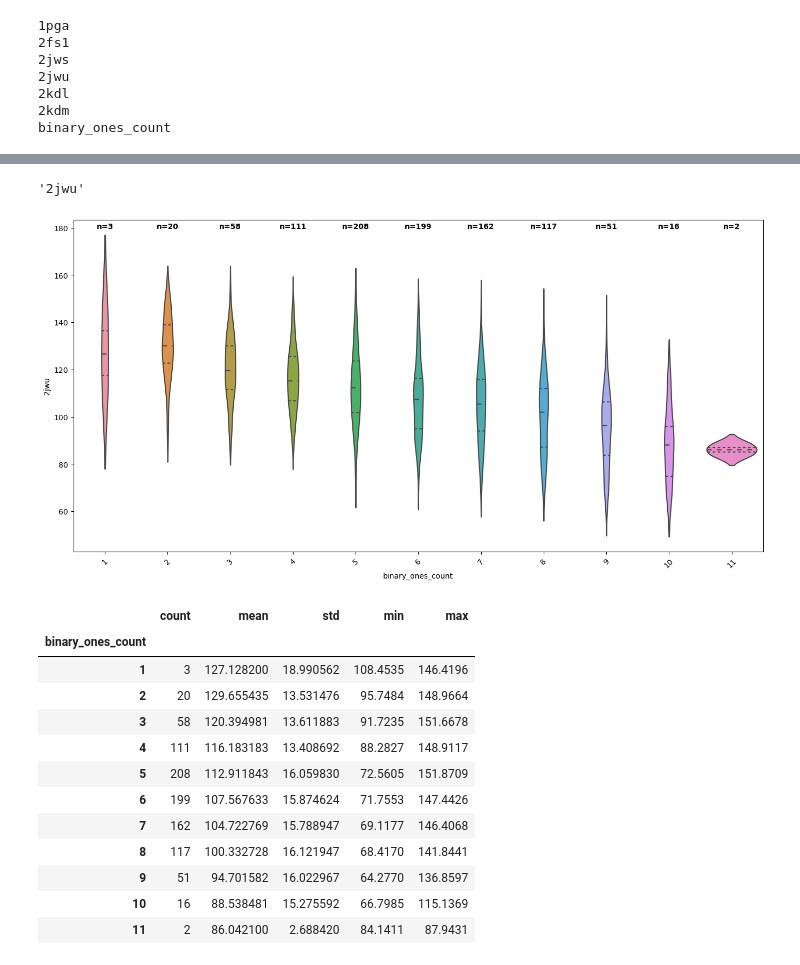
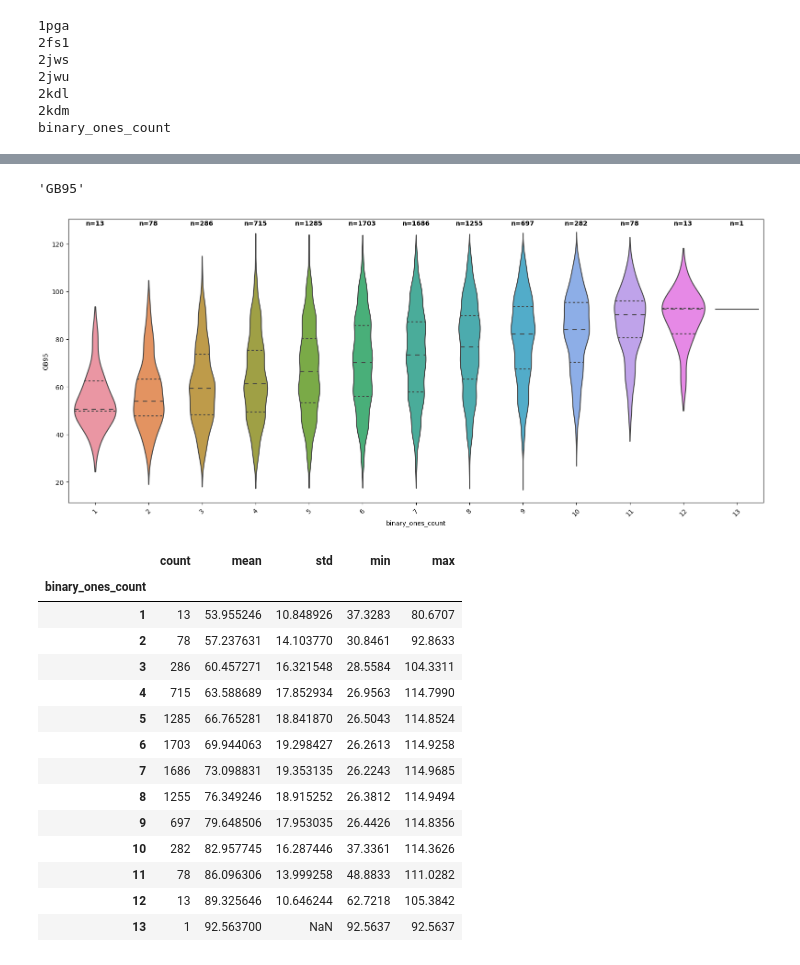
Before and after one commit to GeroyUsilov/bb-scripts, a Jupyter notebook: processing_combinatoric.ipynb, the cells around one changed output, grey strips where cells are left out. Saved outputs shown, nothing was run; the diff lists cells and outputs as text; code cells hidden in the pictures.

```diff
--- a/processing_combinatoric.ipynb
+++ b/processing_combinatoric.ipynb
@@ -81,0 +89,11 @@ avg_df.head()
+# %%
+# Read and process score file
+n = 7000
+pdb_id = '2kdm'
+file = '/Users/christopher/Desktop/bb-scripts/combinatoric_results/scores/7000_2kdm_score.sc'
+df = pd.read_csv(file, delim_whitespace=True, skiprows=1)
+total_scores = df['total_score']
+
+# Update dataframes
+avg_df.loc[n, pdb_id] = total_scores.mean()
+std_df.loc[n, pdb_id] = total_scores.std()
@@ -103,0 +140,3 @@ avg_df.head()
+# %%
+avg_df['binary'] = avg_df.index.map(lambda x: format(x, '013b'))
+avg_df.head()
@@ -112,6 +184,8 @@ for column in avg_df.columns:
 2kdl
 2kdm
 binary_ones_count
+# %%
+struct_dict = {'2kdl':'GA95','2kdm':'GB95','2jws':'GA88','2jwu':'GB88', '1pga':'GBWT','2fs1':'GAWT'}
 # %%
 # Second cell
 plt.figure(figsize=(12, 6))
@@ -125,21 +201,24 @@ plt.show()
-# %%
-avg_df.columns[3]
-# %% [output]
-'2jwu'
+# %%
+i = 5
+struct_dict[avg_df.columns[i]]
+# %% [output]
+'GB95'
 # %%
-create_violin_plots(avg_df, "binary_ones_count", avg_df.columns[3])
+create_violin_plots(avg_df, "binary_ones_count", avg_df.columns[i],struct_dict)
 # %% [output]
-[figure, old version]
+[figure, new version]
 |  | count | mean | std | min | max |
 | binary_ones_count |  |  |  |  |  |
-| 1 | 3 | 127.128200 | 18.990562 | 108.4535 | 146.4196 |
-| 2 | 20 | 129.655435 | 13.531476 | 95.7484 | 148.9664 |
-| 3 | 58 | 120.394981 | 13.611883 | 91.7235 | 151.6678 |
-| 4 | 111 | 116.183183 | 13.408692 | 88.2827 | 148.9117 |
-| 5 | 208 | 112.911843 | 16.059830 | 72.5605 | 151.8709 |
-| 6 | 199 | 107.567633 | 15.874624 | 71.7553 | 147.4426 |
-| 7 | 162 | 104.722769 | 15.788947 | 69.1177 | 146.4068 |
-| 8 | 117 | 100.332728 | 16.121947 | 68.4170 | 141.8441 |
-| 9 | 51 | 94.701582 | 16.022967 | 64.2770 | 136.8597 |
-| 10 | 16 | 88.538481 | 15.275592 | 66.7985 | 115.1369 |
-| 11 | 2 | 86.042100 | 2.688420 | 84.1411 | 87.9431 |
+| 1 | 13 | 53.955246 | 10.848926 | 37.3283 | 80.6707 |
+| 2 | 78 | 57.237631 | 14.103770 | 30.8461 | 92.8633 |
+| 3 | 286 | 60.457271 | 16.321548 | 28.5584 | 104.3311 |
+| 4 | 715 | 63.588689 | 17.852934 | 26.9563 | 114.7990 |
+| 5 | 1285 | 66.765281 | 18.841870 | 26.5043 | 114.8524 |
+| 6 | 1703 | 69.944063 | 19.298427 | 26.2613 | 114.9258 |
+| 7 | 1686 | 73.098831 | 19.353135 | 26.2243 | 114.9685 |
+| 8 | 1255 | 76.349246 | 18.915252 | 26.3812 | 114.9494 |
+| 9 | 697 | 79.648506 | 17.953035 | 26.4426 | 114.8356 |
+| 10 | 282 | 82.957745 | 16.287446 | 37.3361 | 114.3626 |
+| 11 | 78 | 86.096306 | 13.999258 | 48.8833 | 111.0282 |
+| 12 | 13 | 89.325646 | 10.646244 | 62.7218 | 105.3842 |
+| 13 | 1 | 92.563700 | NaN | 92.5637 | 92.5637 |
```
Also changed, not shown: parts of 14 cells of this notebook, 7 other files.
